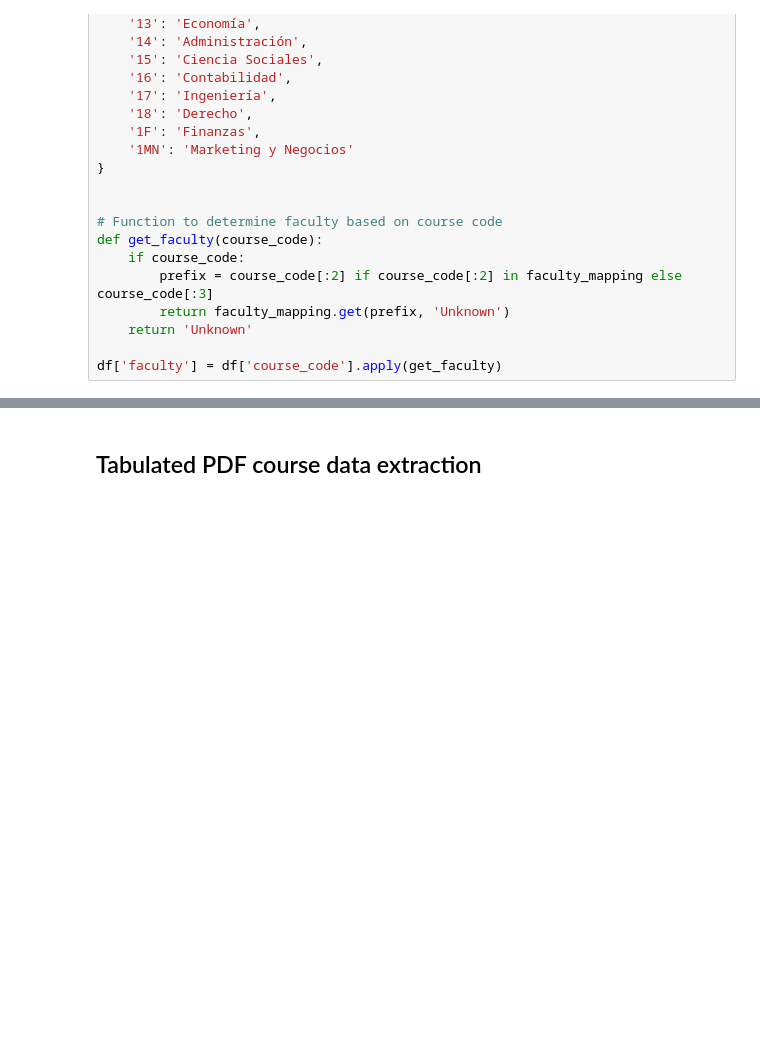
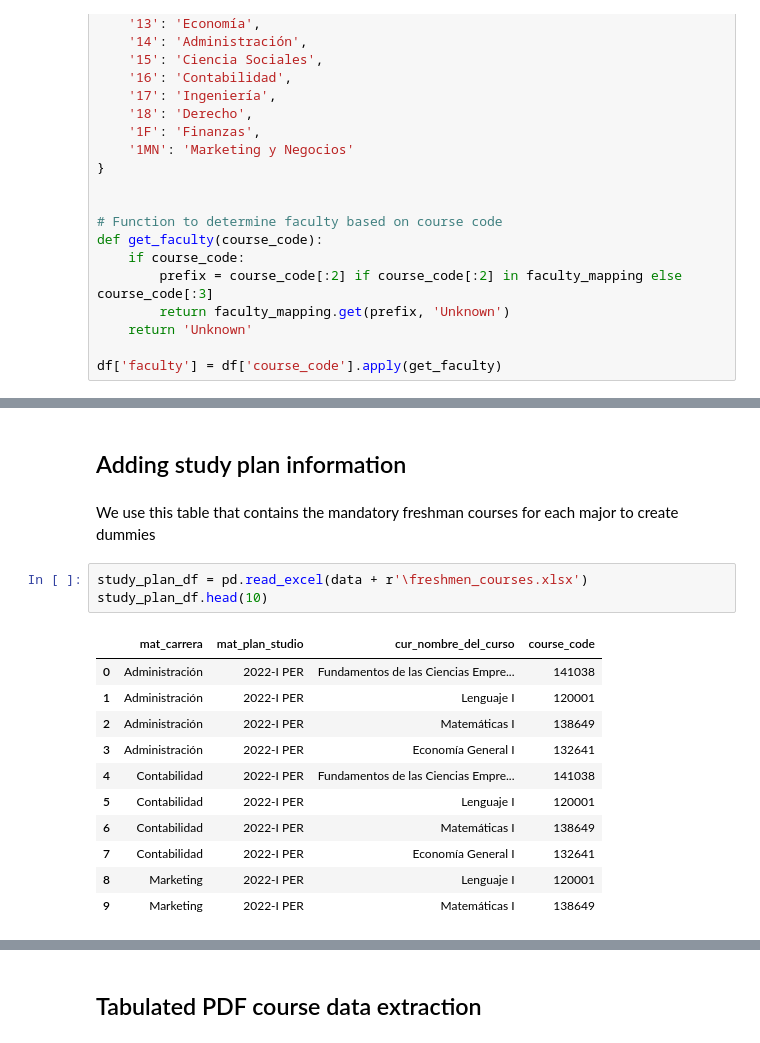
Before and after one commit to mvillalbao/CIUP_RA_works, a Jupyter notebook: _build/jupyter_execute/code/text_extraction_and_classification.ipynb, the cells around one changed output, grey strips where cells are left out. Cells and saved outputs as stored; diff of their text form; blank space fills up the shorter version.

```diff
--- a/_build/jupyter_execute/code/text_extraction_and_classification.ipynb
+++ b/_build/jupyter_execute/code/text_extraction_and_classification.ipynb
@@ -174,3 +180,22 @@ df.head(10)
 | 7 | C:\Users\Matias Villalba\Document... | 141041 - Gestión de la Cadena de... | Sílabo\n141041 - Gestión de la Ca... | False | False | 141041 | Administración |
 | 8 | C:\Users\Matias Villalba\Document... | 141042 - Investigación Aplicada ... | \n5/5 \n \n \n \nSÍLABO \n \nI. \... | False | False | 141042 | Administración |
 | 9 | C:\Users\Matias Villalba\Document... | 141401- Manejo Conflictos (2023 -... | \n1/2 \n \n \n \nSÍLABO \n \nI. \... | False | False | 141401 | Administración |
+# %% [markdown]
+## Adding study plan information
+# %% [markdown]
+We use this table that contains the mandatory freshman courses for each major to create dummies
+# %%
+study_plan_df = pd.read_excel(data + r'\freshmen_courses.xlsx')
+study_plan_df.head(10)
+# %% [output]
+|  | mat_carrera | mat_plan_studio | cur_nombre_del_curso | course_code |
+| 0 | Administración | 2022-I PER | Fundamentos de las Ciencias Empre... | 141038 |
+| 1 | Administración | 2022-I PER | Lenguaje I | 120001 |
+| 2 | Administración | 2022-I PER | Matemáticas I | 138649 |
+| 3 | Administración | 2022-I PER | Economía General I | 132641 |
+| 4 | Contabilidad | 2022-I PER | Fundamentos de las Ciencias Empre... | 141038 |
+| 5 | Contabilidad | 2022-I PER | Lenguaje I | 120001 |
+| 6 | Contabilidad | 2022-I PER | Matemáticas I | 138649 |
+| 7 | Contabilidad | 2022-I PER | Economía General I | 132641 |
+| 8 | Marketing | 2022-I PER | Lenguaje I | 120001 |
+| 9 | Marketing | 2022-I PER | Matemáticas I | 138649 |
```
Also changed, not shown: parts of 25 cells of this notebook, 4 other files.
